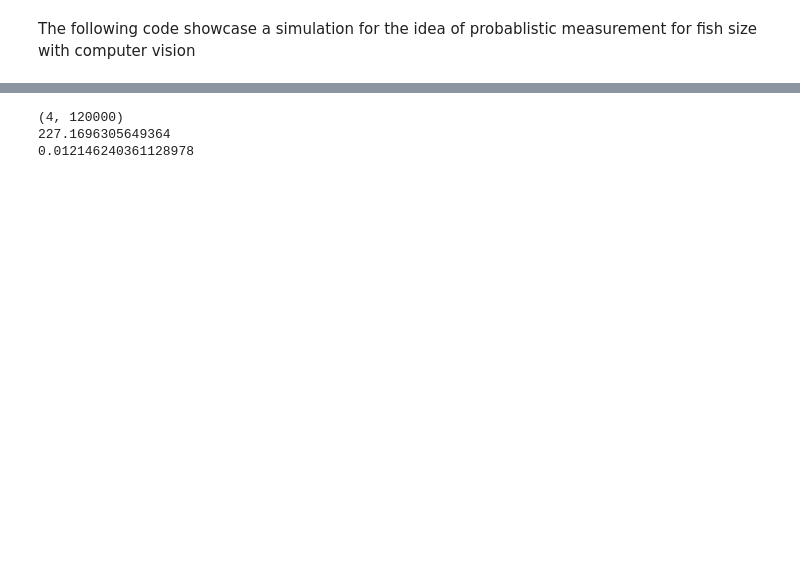
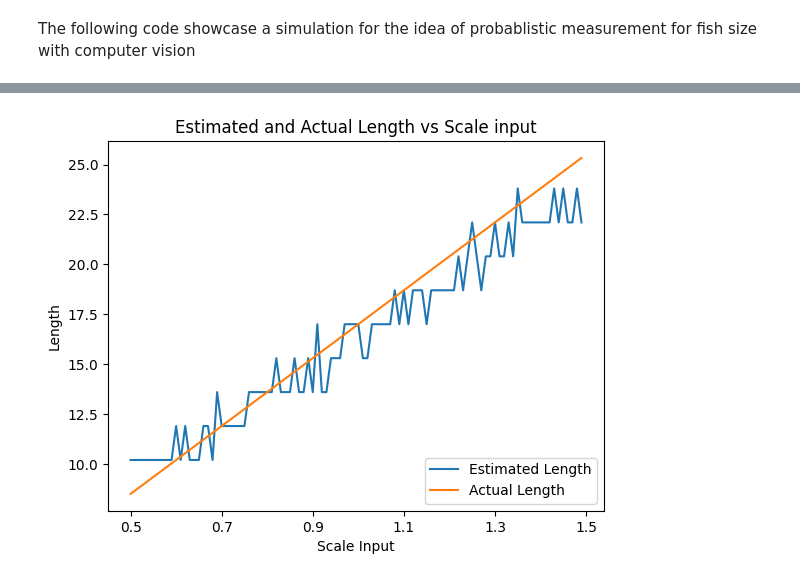
Before and after one commit to HonAnson/fish_cv_algorithm, a Jupyter notebook: analysis.ipynb, the cells around one changed output, grey strips where cells are left out. Cells and saved outputs as stored; diff of their text form; code cells hidden in the pictures; blank space fills up the shorter version.

```diff
--- a/analysis.ipynb
+++ b/analysis.ipynb
@@ -110,4 +83,0 @@ projected = rearrange(projected, 'a b -> b a')
-# %%
-projected[:,0] = np.divide(projected[:,0], projected[:,2])
-projected[:,1] = np.divide(projected[:,1], projected[:,2])
-projected[:,2] = -16.5
@@ -395,35 +217,37 @@ nan
-# %%
-areas = []
-record = []
-trial = 20000
-vertices, b = gimmi_many_fish(trial)
-record_no_projection.append(vertices[0,2])
-# project it onto the frame
-temp = np.ones((len(vertices), 1))
-vertices = rearrange(vertices, 'a b -> b a')
-temp = rearrange(temp, 'a b -> b a')
-vertices = np.vstack((vertices, temp))
-projected = projection@vertices
-projected = rearrange(projected, 'a b -> b a')
-projected[:,0] = np.divide(projected[:,0], projected[:,2])
-projected[:,1] = np.divide(projected[:,1], projected[:,2])
-projected[:,2] = 1
-print(vertices.shape)
-for i in range(trial):
-    x_check = np.max(np.absolute(projected[i*6:i*6+6,0]))
-    y_check = np.max(np.absolute(projected[i*6:i*6+6,1]))
-    if x_check < 0.96 and y_check < 0.54:
-        record.append(vertices[2,i*6])
-        total_size = 0
-        total_size += get_area(projected[i*6:i*6+3:,:])
-        total_size += get_area(projected[i*6+1:i*6+4,:])
-        total_size += get_area(projected[i*6+3:i*6+6,:])
-        areas.append(total_size)
-print(np.average(record))
-print(np.average(areas))
-
-# which is indeed overestimation in size, -> the expected distance method is not working, need to change it
-# %% [output]
-(4, 120000)
-227.1696305649364
-0.012146240361128978
+# %%
+scales = np.arange(0.5, 1.5, 0.01)
+a = []
+b = []
+c = []
+d = []
+
+for s in scales:
+    length_guess, size_guess, length_actual, size_actual = main(s, 100)
+    a.append(length_guess)
+    b.append(size_guess)
+    c.append(length_actual)
+    d.append(size_actual)
+# %%
+# We need to draw the canvas, otherwise the labels won't be positioned and
+# won't have values yet.
+fig, ax = plt.subplots()
+fig.canvas.draw()
+
+labels = [item.get_text() for item in ax.get_xticklabels()]
+labels[1] = 0.5
+labels[2] = 0.7
+labels[3] = 0.9
+labels[4] = 1.1
+labels[5] = 1.3
+labels += [1.5]
+ax.set_xticklabels(labels)
+
+plt.plot(a, label='Estimated Length')
+plt.plot(c, label='Actual Length')
+plt.xlabel('Scale Input')
+plt.ylabel('Length')
+plt.title('Estimated and Actual Length vs Scale input')
+plt.legend(loc='lower right')
+plt.show()
+# %% [output]
+[figure, added]
```
Also changed, not shown: parts of 23 cells of this notebook, 13 other files.
